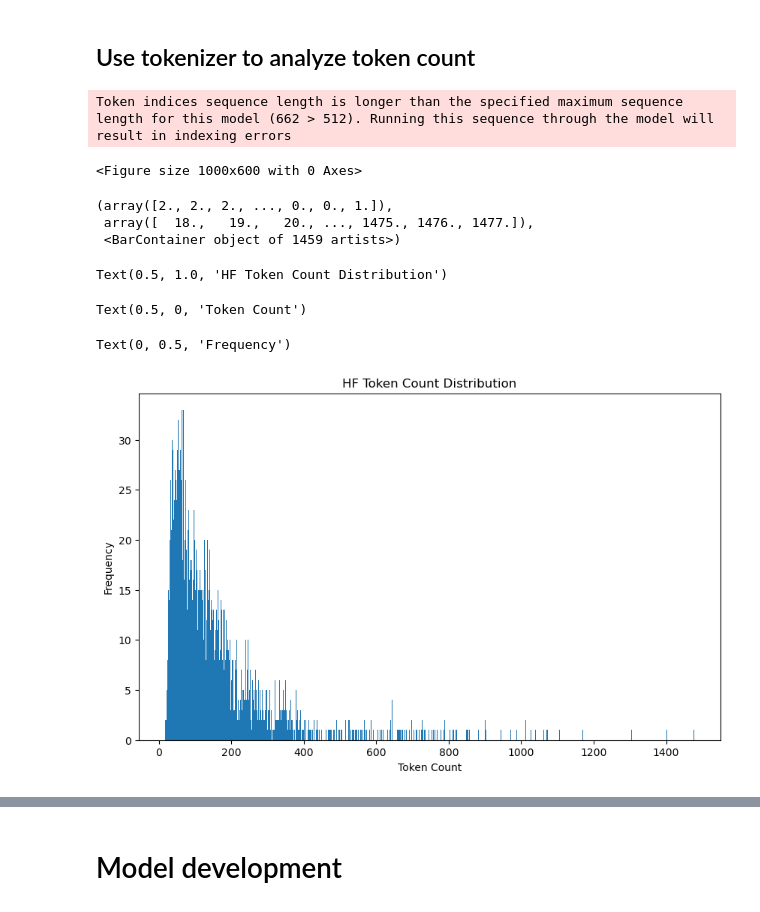
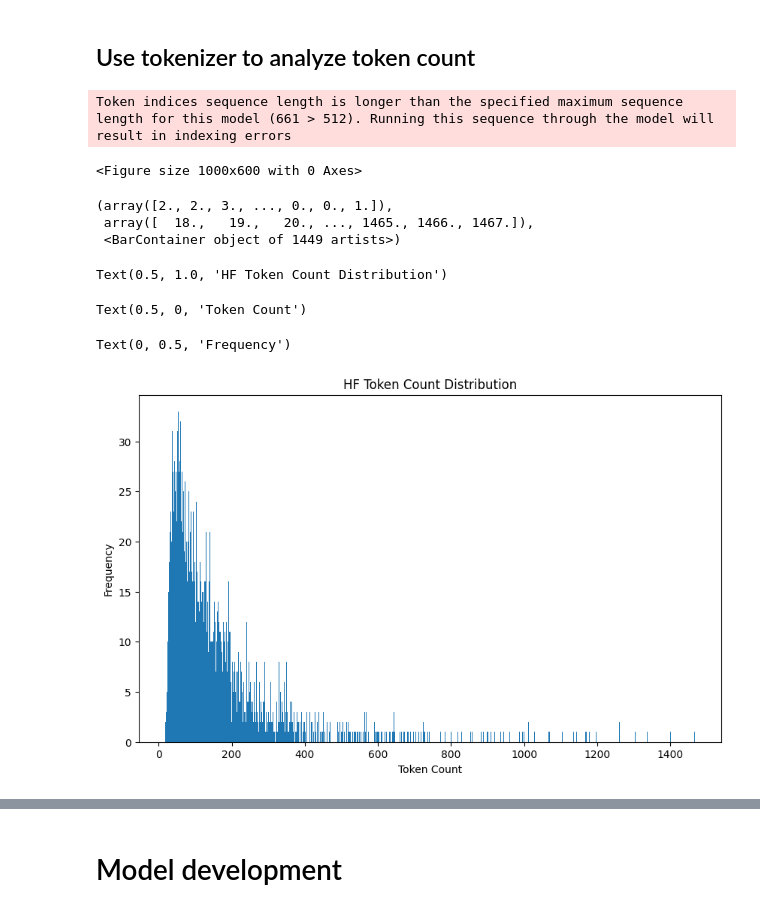
Before and after one commit to VladGrom/unlp_shared_task_2025, a Jupyter notebook: UNLP_Shared_task.ipynb, the cells around one changed output, grey strips where cells are left out. Saved outputs shown, nothing was run; the diff lists cells and outputs as text; code cells hidden in the pictures.

```diff
--- a/UNLP_Shared_task.ipynb
+++ b/UNLP_Shared_task.ipynb
@@ -164,6 +166,7 @@ def clean_text(text):
         .replace("  ", " ")
         .strip()
     )
+    text = re.sub(r'\s+', ' ', text)
     # You can add additional cleaning steps (e.g., removing URLs, punctuation) as needed
     return text
 
@@ -356,27 +428,26 @@ word_counts_df.sort_values(by='count', ascending=True).head(10)
 | 65423 | экипажем | 1 |
 # %% [markdown]
 ## Use tokenizer to analyze token count
+# %%
+model_name = 'youscan/ukr-roberta-base'
+max_tokens_length=512
 # %%
-#tokenizer = AutoTokenizer.from_pretrained("KoichiYasuoka/roberta-base-ukrainian-upos")
-#tokenizer = AutoTokenizer.from_pretrained("ukr-models/uk-ner")
-#tokenizer = AutoTokenizer.from_pretrained("tartuNLP/Llama-2-7b-Ukrainian")
-#tokenizer = AutoTokenizer.from_pretrained("ukr-models/uk-summarizer")
-tokenizer = AutoTokenizer.from_pretrained("youscan/ukr-roberta-base")
+tokenizer = AutoTokenizer.from_pretrained(model_name)
 df['hf_token_count'] = df['clean_content'].apply(lambda x: len(tokenizer.tokenize(x)))
 
 plt.figure(figsize=(10, 6))
 plt.hist(df['hf_token_count'], bins=range(min(df['hf_token_count']), max(df['hf_token_count'])+2))
 plt.title("HF Token Count Distribution")
 plt.xlabel("Token Count")
 plt.ylabel("Frequency")
 plt.show()
 # %% [output]
-Token indices sequence length is longer than the specified maximum sequence length for this model (662 > 512). Running this sequence through the model will result in indexing errors
+Token indices sequence length is longer than the specified maximum sequence length for this model (661 > 512). Running this sequence through the model will result in indexing errors
 <Figure size 1000x600 with 0 Axes>
-(array([2., 2., 2., ..., 0., 0., 1.]),
- array([  18.,   19.,   20., ..., 1475., 1476., 1477.]),
- <BarContainer object of 1459 artists>)
+(array([2., 2., 3., ..., 0., 0., 1.]),
+ array([  18.,   19.,   20., ..., 1465., 1466., 1467.]),
+ <BarContainer object of 1449 artists>)
 Text(0.5, 1.0, 'HF Token Count Distribution')
 Text(0.5, 0, 'Token Count')
 Text(0, 0.5, 'Frequency')
-[figure, old version]
+[figure, new version]
```
Also changed, not shown: parts of 31 cells of this notebook.
